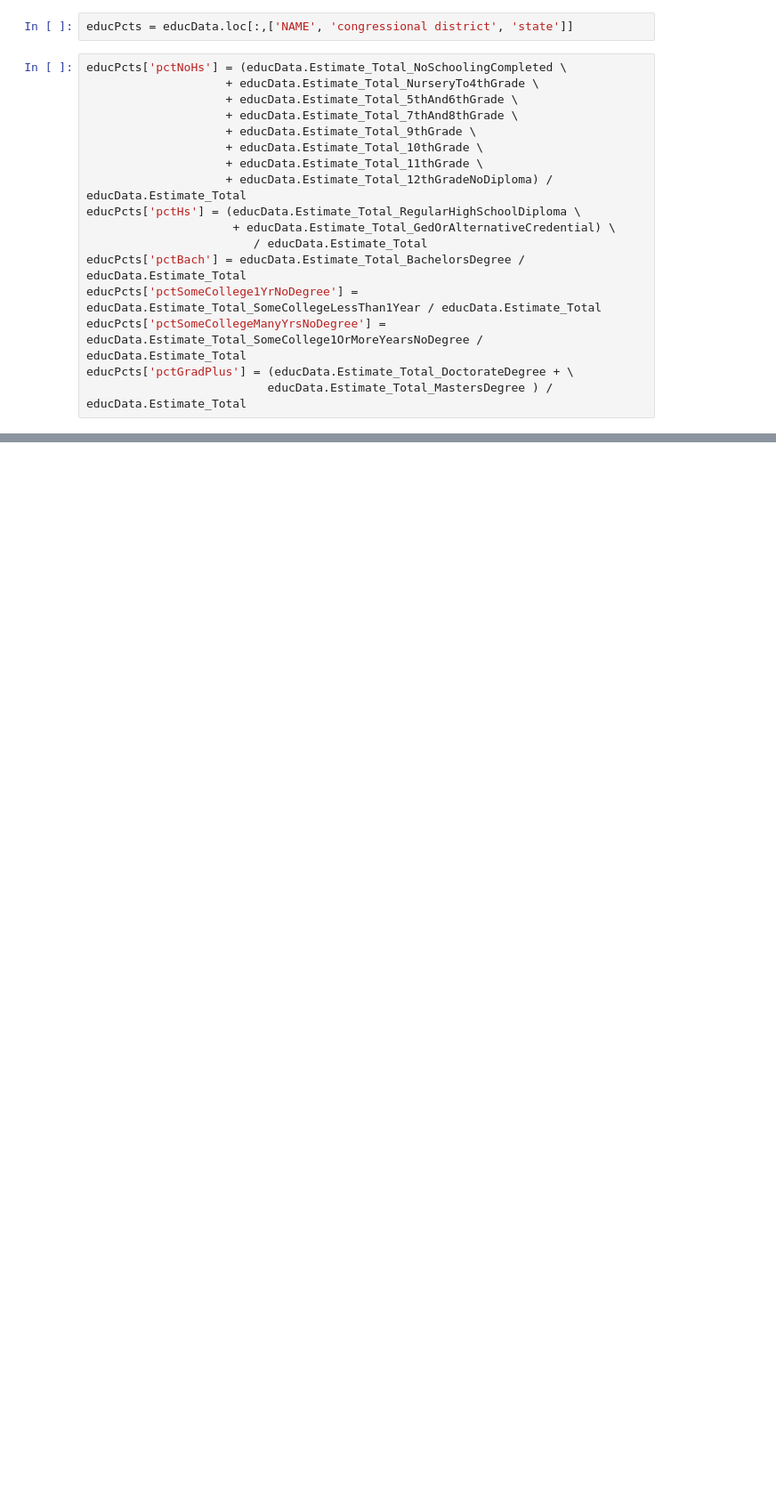
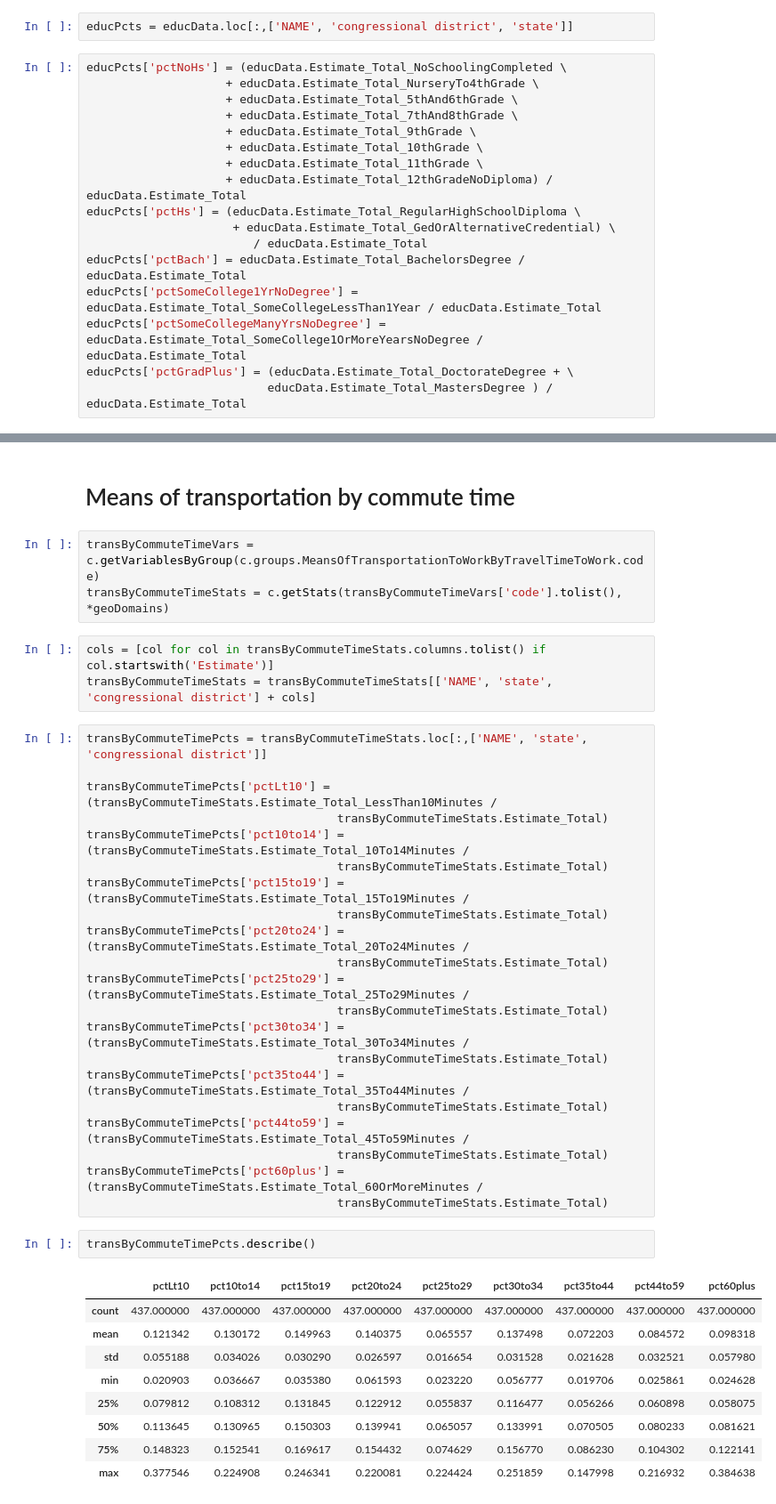
Before and after one commit to drawjk705/us-data, a Jupyter notebook: notebook.ipynb, the cells around one changed output, grey strips where cells are left out. Shown: that part at 89% size. Drawn from its saved outputs; the diff is of its cells as text; blank space fills up the shorter version.

```diff
--- a/notebook.ipynb
+++ b/notebook.ipynb
@@ -160,0 +246,41 @@ emplPcts.head()
+# %% [markdown]
+# Means of transportation by commute time
+# %%
+transByCommuteTimeVars = c.getVariablesByGroup(c.groups.MeansOfTransportationToWorkByTravelTimeToWork.code)
+transByCommuteTimeStats = c.getStats(transByCommuteTimeVars['code'].tolist(), *geoDomains)
+# %%
+cols = [col for col in transByCommuteTimeStats.columns.tolist() if col.startswith('Estimate')]
+transByCommuteTimeStats = transByCommuteTimeStats[['NAME', 'state', 'congressional district'] + cols]
+# %%
+transByCommuteTimePcts = transByCommuteTimeStats.loc[:,['NAME', 'state', 'congressional district']]
+
+transByCommuteTimePcts['pctLt10'] = (transByCommuteTimeStats.Estimate_Total_LessThan10Minutes /
+                                    transByCommuteTimeStats.Estimate_Total)
+transByCommuteTimePcts['pct10to14'] = (transByCommuteTimeStats.Estimate_Total_10To14Minutes /
+                                    transByCommuteTimeStats.Estimate_Total)
+transByCommuteTimePcts['pct15to19'] = (transByCommuteTimeStats.Estimate_Total_15To19Minutes /
+                                    transByCommuteTimeStats.Estimate_Total)
+transByCommuteTimePcts['pct20to24'] = (transByCommuteTimeStats.Estimate_Total_20To24Minutes /
+                                    transByCommuteTimeStats.Estimate_Total)
+transByCommuteTimePcts['pct25to29'] = (transByCommuteTimeStats.Estimate_Total_25To29Minutes /
+                                    transByCommuteTimeStats.Estimate_Total)
+transByCommuteTimePcts['pct30to34'] = (transByCommuteTimeStats.Estimate_Total_30To34Minutes /
+                                    transByCommuteTimeStats.Estimate_Total)
+transByCommuteTimePcts['pct35to44'] = (transByCommuteTimeStats.Estimate_Total_35To44Minutes /
+                                    transByCommuteTimeStats.Estimate_Total)
+transByCommuteTimePcts['pct44to59'] = (transByCommuteTimeStats.Estimate_Total_45To59Minutes /
+                                    transByCommuteTimeStats.Estimate_Total)
+transByCommuteTimePcts['pct60plus'] = (transByCommuteTimeStats.Estimate_Total_60OrMoreMinutes /
+                                    transByCommuteTimeStats.Estimate_Total)
+# %%
+transByCommuteTimePcts.describe()
+# %% [output]
+|  | pctLt10 | pct10to14 | pct15to19 | pct20to24 | pct25to29 | pct30to34 | pct35to44 | pct44to59 | pct60plus |
+| count | 437.000000 | 437.000000 | 437.000000 | 437.000000 | 437.000000 | 437.000000 | 437.000000 | 437.000000 | 437.000000 |
+| mean | 0.121342 | 0.130172 | 0.149963 | 0.140375 | 0.065557 | 0.137498 | 0.072203 | 0.084572 | 0.098318 |
+| std | 0.055188 | 0.034026 | 0.030290 | 0.026597 | 0.016654 | 0.031528 | 0.021628 | 0.032521 | 0.057980 |
+| min | 0.020903 | 0.036667 | 0.035380 | 0.061593 | 0.023220 | 0.056777 | 0.019706 | 0.025861 | 0.024628 |
+| 25% | 0.079812 | 0.108312 | 0.131845 | 0.122912 | 0.055837 | 0.116477 | 0.056266 | 0.060898 | 0.058075 |
+| 50% | 0.113645 | 0.130965 | 0.150303 | 0.139941 | 0.065057 | 0.133991 | 0.070505 | 0.080233 | 0.081621 |
+| 75% | 0.148323 | 0.152541 | 0.169617 | 0.154432 | 0.074629 | 0.156770 | 0.086230 | 0.104302 | 0.122141 |
+| max | 0.377546 | 0.224908 | 0.246341 | 0.220081 | 0.224424 | 0.251859 | 0.147998 | 0.216932 | 0.384638 |
```
Also changed, not shown: parts of 77 cells of this notebook, 9 other files.
